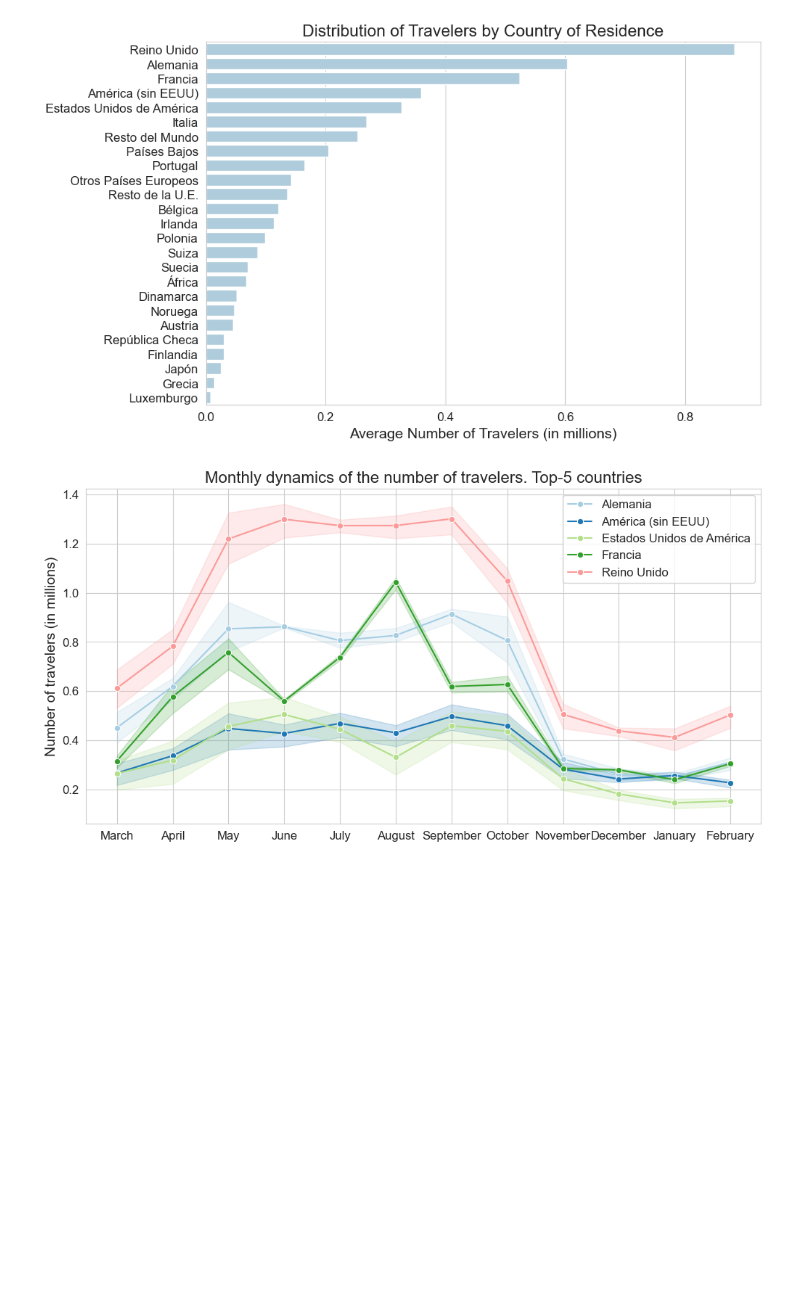
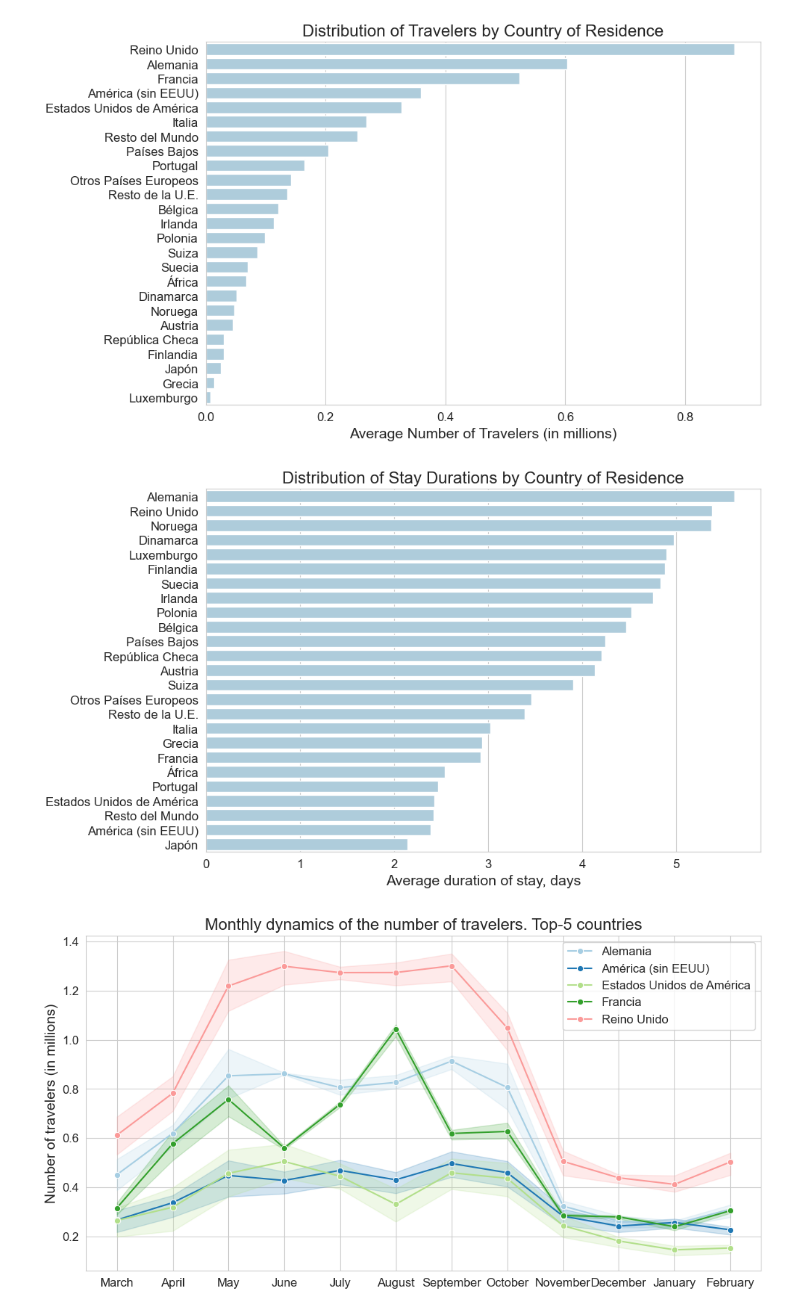
Before and after one commit to luybashu/tourism-accomodations-project, a Jupyter notebook: Scripts/S4_traveler_origin.ipynb, the cells around one changed output. Cells and saved outputs as stored; diff of their text form; code cells hidden in the pictures; blank space fills up the shorter version.

```diff
--- a/Scripts/S4_traveler_origin.ipynb
+++ b/Scripts/S4_traveler_origin.ipynb
@@ -227,6 +227,26 @@ plt.tight_layout()
 plt.show()
 # %% [output]
 [figure]
+# %%
+# means for ordering
+mean_order = df.groupby('Países')['avg_stay'].mean().sort_values(ascending=False).index
+
+# barplot
+plt.figure(figsize=(10, 6))
+sns.barplot(data=df,
+            y='Países',
+            x='avg_stay',
+            estimator='mean',
+            order=mean_order,
+            errorbar=None)
+
+plt.xlabel('Average duration of stay, days')
+plt.ylabel(None)
+plt.title('Distribution of Stay Durations by Country of Residence')
+plt.tight_layout()
+plt.show()
+# %% [output]
+[figure, added]
 # %%
 # top 5 countries by overall mean
 top5_paises = df.groupby('Países')['total_travelers'].mean().nlargest(5).index
```
